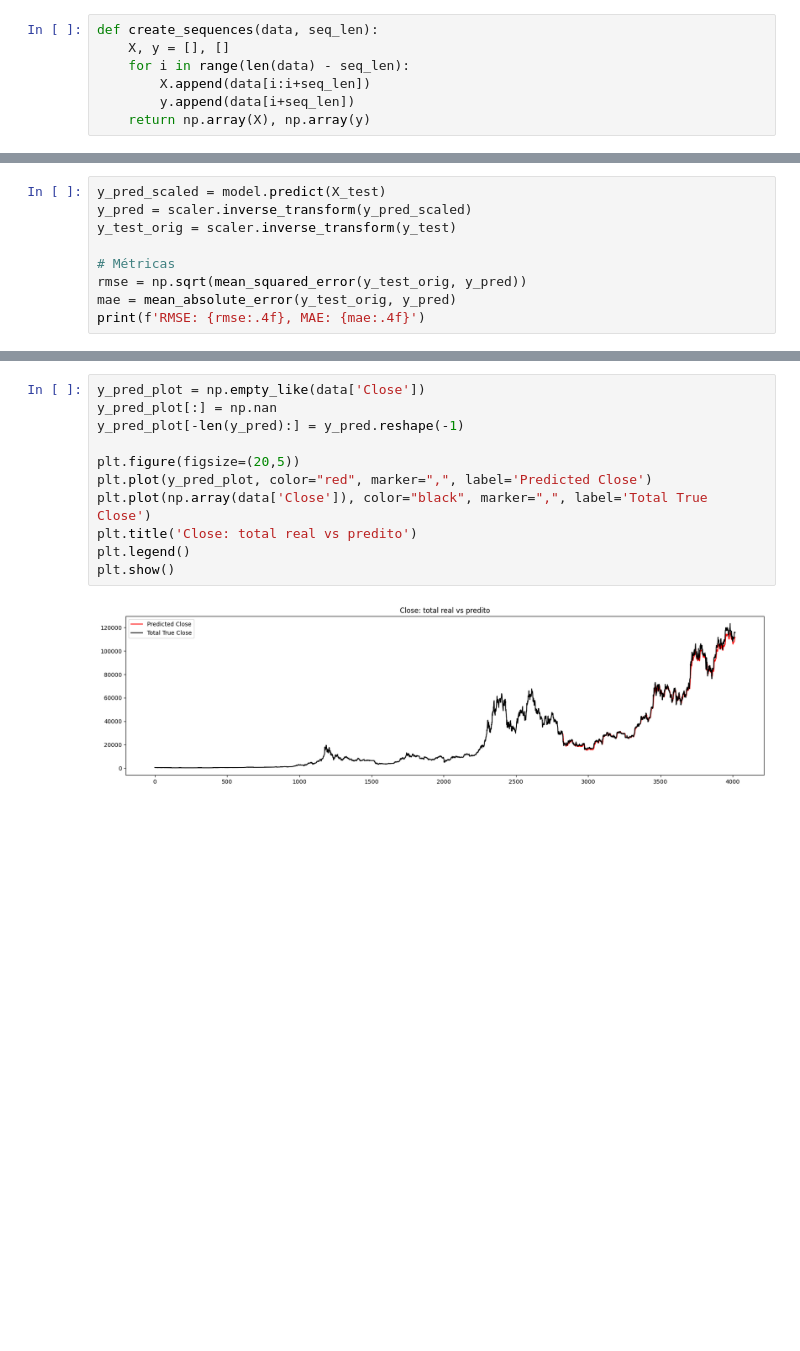
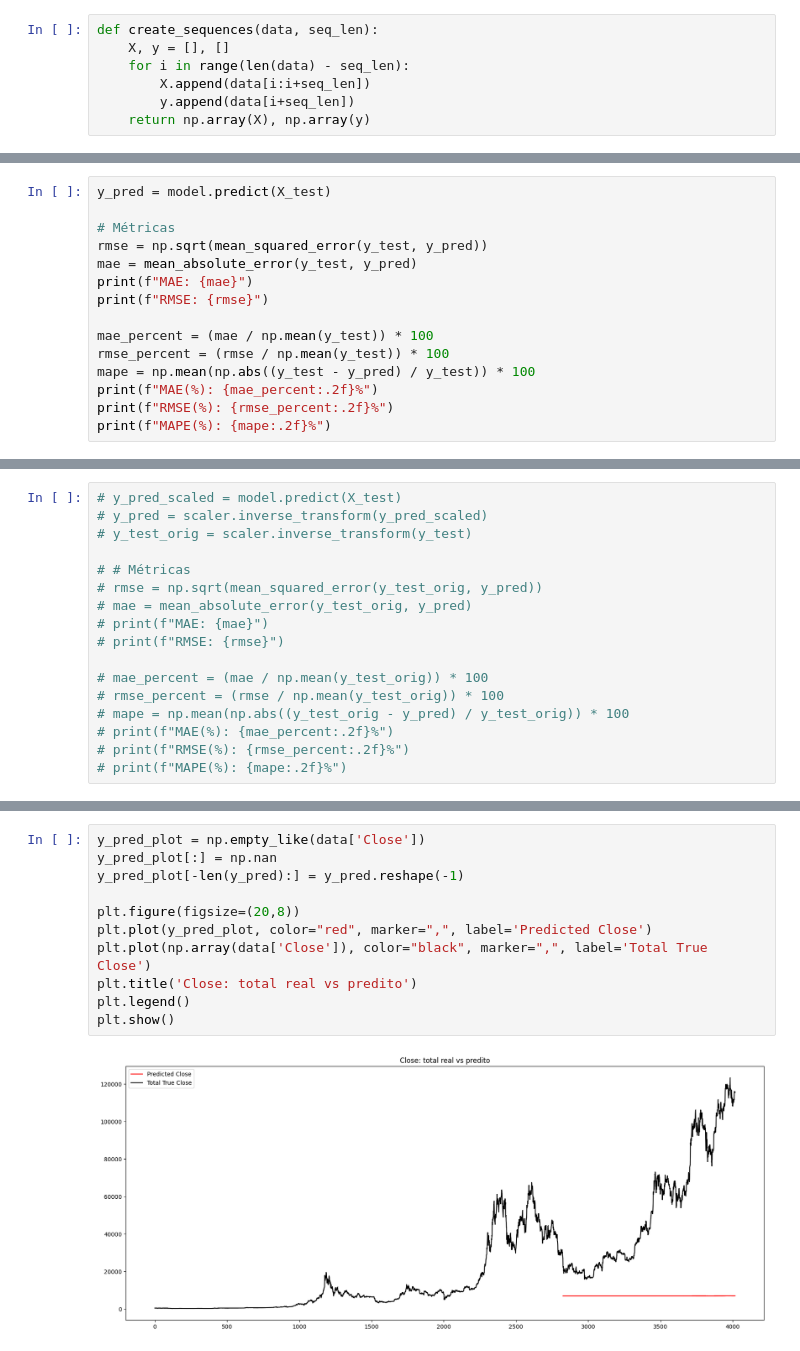
Before and after one commit to gusdiaso/crypto_predict, a Jupyter notebook: bitcoin.ipynb, the cells around one changed output, grey strips where cells are left out. Drawn from its saved outputs; the diff is of its cells as text; blank space fills up the shorter version.

```diff
--- a/bitcoin.ipynb
+++ b/bitcoin.ipynb
@@ -269,0 +286,15 @@ plt.show()
+# %%
+y_pred = model.predict(X_test)
+
+# Métricas
+rmse = np.sqrt(mean_squared_error(y_test, y_pred))
+mae = mean_absolute_error(y_test, y_pred)
+print(f"MAE: {mae}")
+print(f"RMSE: {rmse}")
+
+mae_percent = (mae / np.mean(y_test)) * 100
+rmse_percent = (rmse / np.mean(y_test)) * 100
+mape = np.mean(np.abs((y_test - y_pred) / y_test)) * 100
+print(f"MAE(%): {mae_percent:.2f}%")
+print(f"RMSE(%): {rmse_percent:.2f}%")
+print(f"MAPE(%): {mape:.2f}%")
@@ -270,9 +308,17 @@ plt.show()
 # %%
-y_pred_scaled = model.predict(X_test)
-y_pred = scaler.inverse_transform(y_pred_scaled)
-y_test_orig = scaler.inverse_transform(y_test)
+# y_pred_scaled = model.predict(X_test)
+# y_pred = scaler.inverse_transform(y_pred_scaled)
+# y_test_orig = scaler.inverse_transform(y_test)
 
-# Métricas
-rmse = np.sqrt(mean_squared_error(y_test_orig, y_pred))
-mae = mean_absolute_error(y_test_orig, y_pred)
-print(f'RMSE: {rmse:.4f}, MAE: {mae:.4f}')
+# # Métricas
+# rmse = np.sqrt(mean_squared_error(y_test_orig, y_pred))
+# mae = mean_absolute_error(y_test_orig, y_pred)
+# print(f"MAE: {mae}")
+# print(f"RMSE: {rmse}")
+
+# mae_percent = (mae / np.mean(y_test_orig)) * 100
+# rmse_percent = (rmse / np.mean(y_test_orig)) * 100
+# mape = np.mean(np.abs((y_test_orig - y_pred) / y_test_orig)) * 100
+# print(f"MAE(%): {mae_percent:.2f}%")
+# print(f"RMSE(%): {rmse_percent:.2f}%")
+# print(f"MAPE(%): {mape:.2f}%")
@@ -282,14 +330,14 @@ RMSE: 2576.6578, MAE: 1779.1832
 # %%
 y_pred_plot = np.empty_like(data['Close'])
 y_pred_plot[:] = np.nan
 y_pred_plot[-len(y_pred):] = y_pred.reshape(-1)
 
-plt.figure(figsize=(20,5))
+plt.figure(figsize=(20,8))
 plt.plot(y_pred_plot, color="red", marker=",", label='Predicted Close')
 plt.plot(np.array(data['Close']), color="black", marker=",", label='Total True Close')
 plt.title('Close: total real vs predito')
 plt.legend()
 plt.show()
 # %% [output]
-[figure, old version]
+[figure, new version]
 # %%
```
Also changed, not shown: parts of 16 cells of this notebook, 3 other files.
